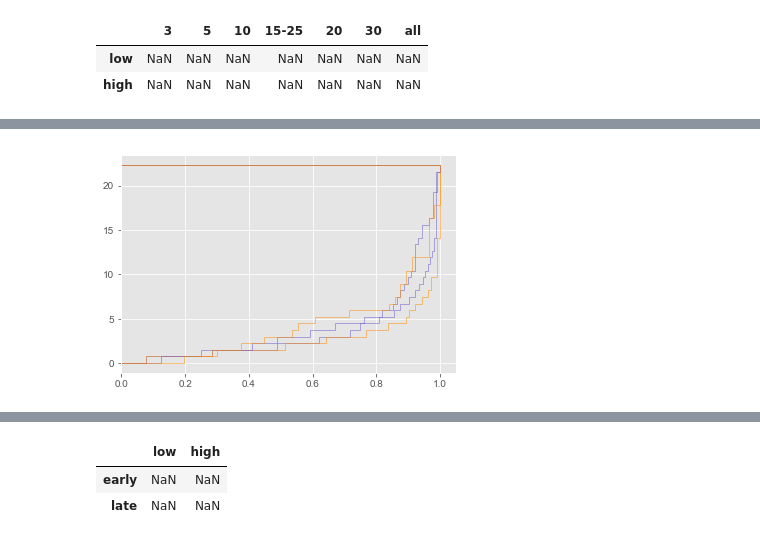
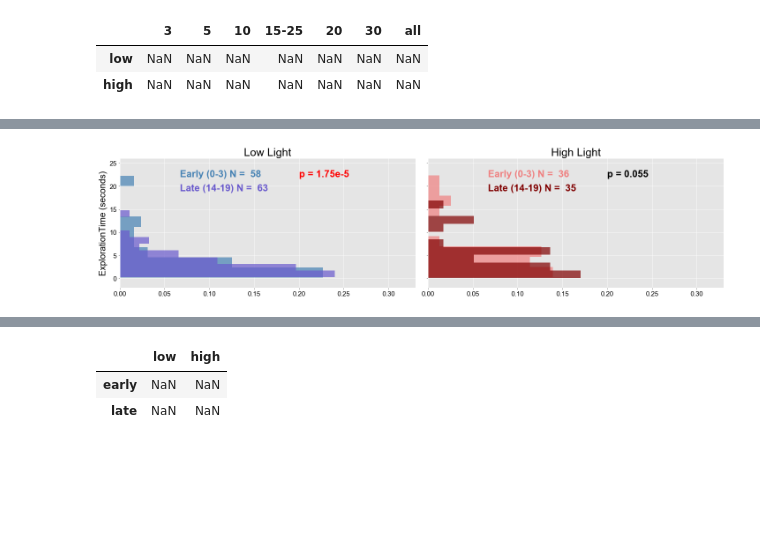
Before and after one commit to itsMahad/ManducaMultiSenseFeeding, a Jupyter notebook: Learning_Curves_And_Probability_Distributions_Git.ipynb, the cells around one changed output, grey strips where cells are left out. Cells and saved outputs as stored; diff of their text form; code cells hidden in the pictures; blank space fills up the shorter version.

Commit message:
Update 2/19: Non-cumulative
Changed all KS values to read from the non-cumulative continous PDE data. Major changes to significance values.

```diff
--- a/Learning_Curves_And_Probability_Distributions_Git.ipynb
+++ b/Learning_Curves_And_Probability_Distributions_Git.ipynb
@@ -99,16 +99,3 @@ plt.legend()
 # %% [output]
 <matplotlib.legend.Legend at 0x...>
 [figure]
-# %%
-# BinnedDataSet
-# binsize = 10
-# new_column = binLabel
-
-notoutliers['binLabel'] = ['0-4' if value <=4
-                           else ('5-19' if (value > 4) & (value <= 19) else '20-30' if (value > 19) & (value <= 29) else '30andAbove')
-                           for value in notoutliers['trialNum']]
-
-notoutliers['lightLevel'] = ['low' if 'L0.1' in value
-                           else 'high' for value in notoutliers['name']]
-
-notoutliers.head()
@@ -770,24 +639,49 @@ low
+# %%
+first_3_low = len(notoutliers[(notoutliers.name.str.contains('L0.1')) & (notoutliers.trialNum >= 0) & (notoutliers.trialNum <= 3)].values)
+first_3_high = len(notoutliers[(notoutliers.name.str.contains('L50')) & (notoutliers.trialNum >= 0) & (notoutliers.trialNum <= 3)].values)
+V_14thru19_low = len(notoutliers[(notoutliers.name.str.contains('L0.1')) & (notoutliers.trialNum >= 14) & (notoutliers.trialNum <= 19)].values)
+V_14thru19_high = len(notoutliers[(notoutliers.name.str.contains('L50')) & (notoutliers.trialNum >= 14) & (notoutliers.trialNum <= 19)].values)
 # %%
-#add a comparison between the early and late visits within a light level (one plot comparing two time points with similar N size maybe 0-10 vs 15-25?)
-hist_early_lowlight_stat, _, _ = plt.hist(notoutliers.DiscoveryTime[(notoutliers.name.str.contains('L0.1_')) &
-                                     (notoutliers.trialNum >= 0) & (notoutliers.trialNum <= 9)].values,
-        bins, density=True, histtype='step', color = 'slateblue',
-        cumulative=True, label='lowLight', orientation = 'horizontal')
-
-hist_late_lowlight_stat, _, _ = plt.hist(notoutliers.DiscoveryTime[(notoutliers.name.str.contains('L0.1_')) &
-                                     (notoutliers.trialNum >= 14) & (notoutliers.trialNum <= 24)].values,
-        bins, density=True, histtype='step', color = 'darkorange',
-        cumulative=True, label='highLight', orientation = 'horizontal')
+#add a comparison between the early and late visits within a light level (one plot comparing two time points with similar N size maybe 0-10 vs 15-25?)fig, ax = plt.subplots(1,2, figsize = (20,5), sharex = True, sharey = True)
+fig, ax = plt.subplots(1,2, figsize = (20,5), sharex = True, sharey = True)
+ax = ax.ravel()
 
 
-hist_early_highlight_stat, _, _ = plt.hist(notoutliers.DiscoveryTime[(notoutliers.name.str.contains('L50_')) &
-                                     (notoutliers.trialNum >= 0) & (notoutliers.trialNum <= 9)].values,
-        bins, density=True, histtype='step', color = 'slateblue',
-        cumulative=True, label='lowLight', orientation = 'horizontal')
+hist_early_lowlight, _, _ = ax[0].hist(notoutliers.DiscoveryTime[(notoutliers.name.str.contains('L0.1_')) &
+                                     (notoutliers.trialNum >= 0) & (notoutliers.trialNum <= 3)].values,
+            orientation='horizontal', alpha = 0.7, color = 'steelblue', density = True)
+hist_late_lowlight, _, _ = ax[0].hist(notoutliers.DiscoveryTime[(notoutliers.name.str.contains('L0.1_')) &
+                                     (notoutliers.trialNum >= 14) & (notoutliers.trialNum <= 19)].values,
+            orientation='horizontal', alpha = 0.7, color = 'slateblue', density = True)
+hist_early_highlight, _, _ = ax[1].hist(notoutliers.DiscoveryTime[(notoutliers.name.str.contains('L50')) &
+                                     (notoutliers.trialNum >= 0) & (notoutliers.trialNum <= 3)].values, orientation='horizontal', alpha = 0.7, color = 'lightcoral', density = True)
+hist_late_highlight, _, _ = ax[1].hist(notoutliers.DiscoveryTime[(notoutliers.name.str.contains('L50')) &
+                                     (notoutliers.trialNum >= 14) & (notoutliers.trialNum <= 19)].values, orientation='horizontal', alpha = 0.7, color = 'maroon', density = True)
 
-hist_late_highlight_stat, _, _ = plt.hist(notoutliers.DiscoveryTime[(notoutliers.name.str.contains('L50_')) &
-                                     (notoutliers.trialNum >= 14) & (notoutliers.trialNum <= 24)].values,
-        bins, density=True, histtype='step', color = 'darkorange',
-        cumulative=True, label='highLight', orientation = 'horizontal')
+ax[0].set_title('Low Light', size = 25)
+ax[1].set_title('High Light', size = 25)
+
+
+
+
+ax[0].set_ylim(-2, 26)
+ax[0].set_ylabel('ExplorationTime (seconds)', size = 20, color = 'k')
+ax[0].set_xlim(0,.33)
+# ax[0].text(.35,-9,'Probability occurance', size = 24)
+ax[0].tick_params(labelsize = 15, labelcolor = 'k')
+ax[1].tick_params(labelsize = 15, labelcolor = 'k')
+
+
+
+ax[0].text(0.067, 22, 'Early (0-3) N =  ' + str(first_3_low), color = 'steelblue', weight = 'bold', size = 22)
+ax[0].text(0.067, 19, 'Late (14-19) N =  ' + str(V_14thru19_low), color = 'slateblue', weight = 'bold', size = 22)
+ax[0].text(0.2, 22, 'p = 1.75e-5', color = 'r', weight = 'bold', size = 22)
+
+
+ax[1].text(0.067, 22, 'Early (0-3) N =  ' + str(first_3_high), color = 'lightcoral', weight = 'bold', size = 22)
+ax[1].text(0.067, 19, 'Late (14-19) N =  ' + str(V_14thru19_high), color = 'maroon', weight = 'bold', size = 22)
+ax[1].text(0.2, 22, 'p = 0.055', color = 'k', weight = 'bold', size = 22)
+plt.tight_layout()
+# plt.savefig(outpath_figg + "\\" + 'Early_0thru3_Late_14thru17_Comparison_AcrossLights.png')
 # %% [output]
-[figure, old version]
+[figure, new version]
```
Also changed, not shown: parts of 60 cells of this notebook.
